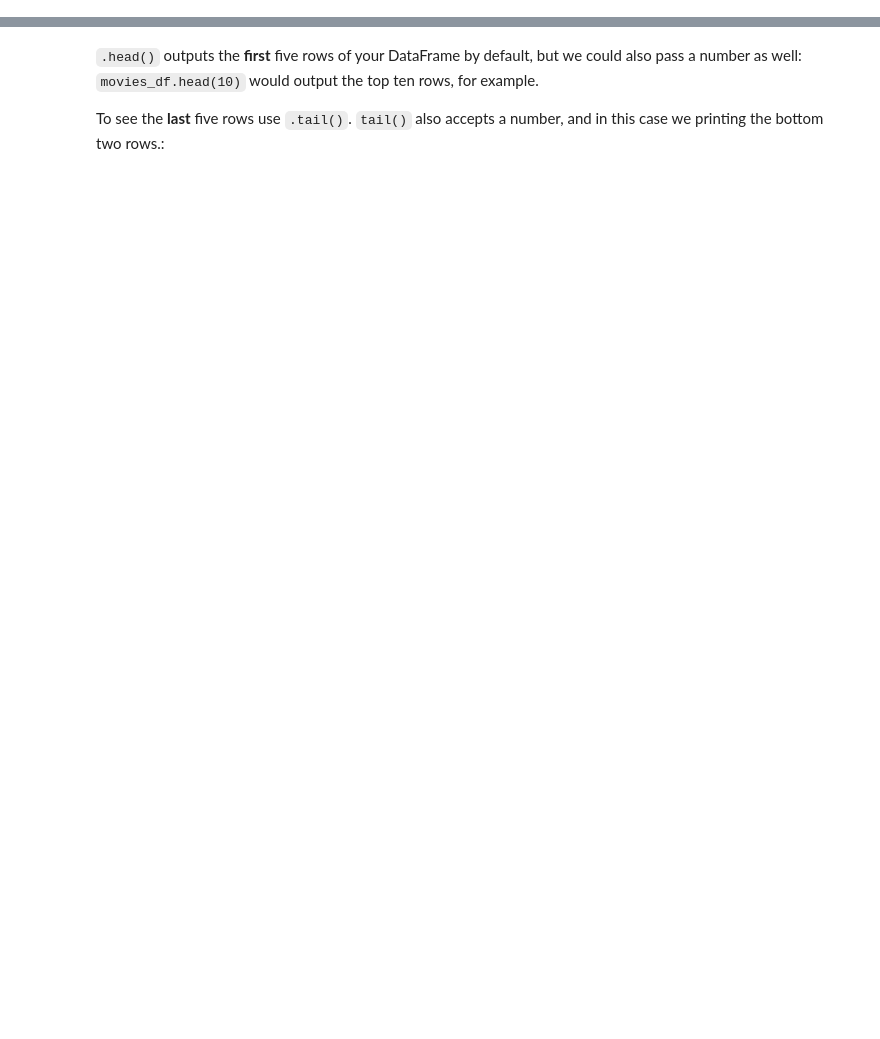
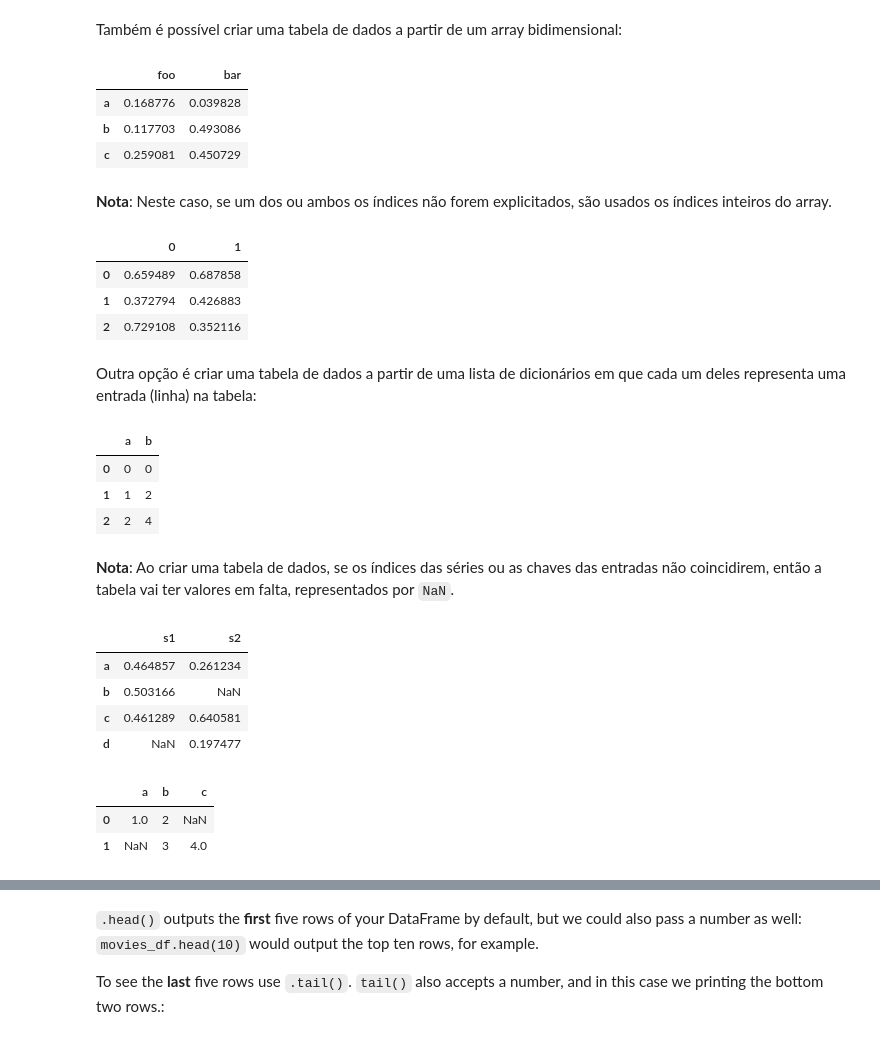
Before and after one commit to TheAwesomeGe/DECD, a Jupyter notebook: notebooks/03-pandas.ipynb, the cells around one changed output, grey strips where cells are left out. Drawn from its saved outputs; the diff is of its cells as text; code cells hidden in the pictures; blank space fills up the shorter version.

```diff
--- a/notebooks/03-pandas.ipynb
+++ b/notebooks/03-pandas.ipynb
@@ -5 +207,48 @@ Credits: [Python Pandas Tutorial: A Complete Introduction for Beginners](https:/
+# %% [markdown]
+Também é possível criar uma tabela de dados a partir de um array bidimensional:
+# %%
+pd.DataFrame(np.random.rand(3, 2), columns=['foo', 'bar'], index=['a', 'b', 'c'])
+# %% [output]
+|  | foo | bar |
+| a | 0.168776 | 0.039828 |
+| b | 0.117703 | 0.493086 |
+| c | 0.259081 | 0.450729 |
+# %% [markdown]
+**Nota**: Neste caso, se um dos ou ambos os índices não forem explicitados, são usados os índices inteiros do array.
+# %%
+pd.DataFrame(np.random.rand(3, 2))
+# %% [output]
+|  | 0 | 1 |
+| 0 | 0.659489 | 0.687858 |
+| 1 | 0.372794 | 0.426883 |
+| 2 | 0.729108 | 0.352116 |
+# %% [markdown]
+Outra opção é criar uma tabela de dados a partir de uma lista de dicionários em que cada um deles representa uma entrada (linha) na tabela:
+# %%
+data = [{'a': i, 'b': 2 * i} for i in range(3)]
+pd.DataFrame(data)
+# %% [output]
+|  | a | b |
+| 0 | 0 | 0 |
+| 1 | 1 | 2 |
+| 2 | 2 | 4 |
+# %% [markdown]
+**Nota**: Ao criar uma tabela de dados, se os índices das séries ou as chaves das entradas não coincidirem, então a tabela vai ter valores em falta, representados por `NaN`.
+# %%
+s1 = pd.Series(np.random.rand(3), index=['a', 'b', 'c'])
+s2 = pd.Series(np.random.rand(3), index=['a', 'd', 'c'])
+
+pd.DataFrame({'s1': s1, 's2': s2})
+# %% [output]
+|  | s1 | s2 |
+| a | 0.464857 | 0.261234 |
+| b | 0.503166 | NaN |
+| c | 0.461289 | 0.640581 |
+| d | NaN | 0.197477 |
+# %%
+pd.DataFrame([{'a': 1, 'b': 2}, {'b': 3, 'c': 4}])
+# %% [output]
+|  | a | b | c |
+| 0 | 1.0 | 2 | NaN |
+| 1 | NaN | 3 | 4.0 |
 # %% [markdown]
```
Also changed, not shown: parts of 102 cells of this notebook, 6 other files.
